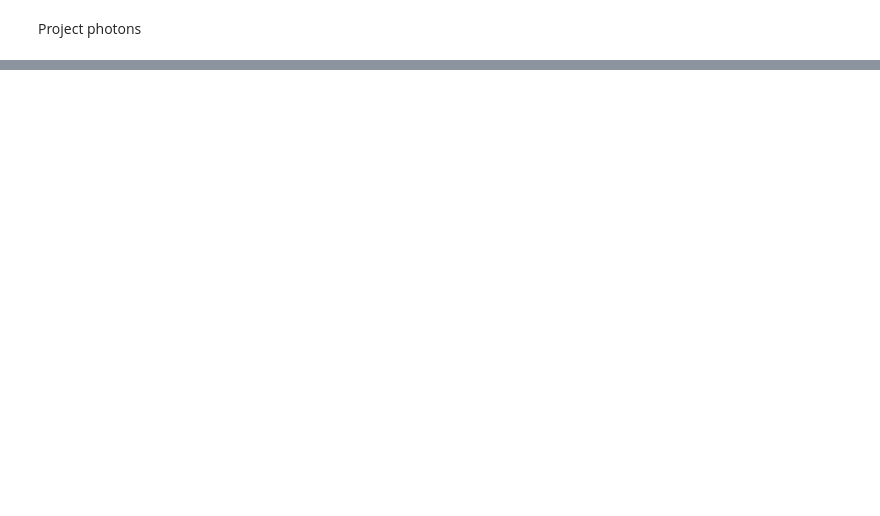
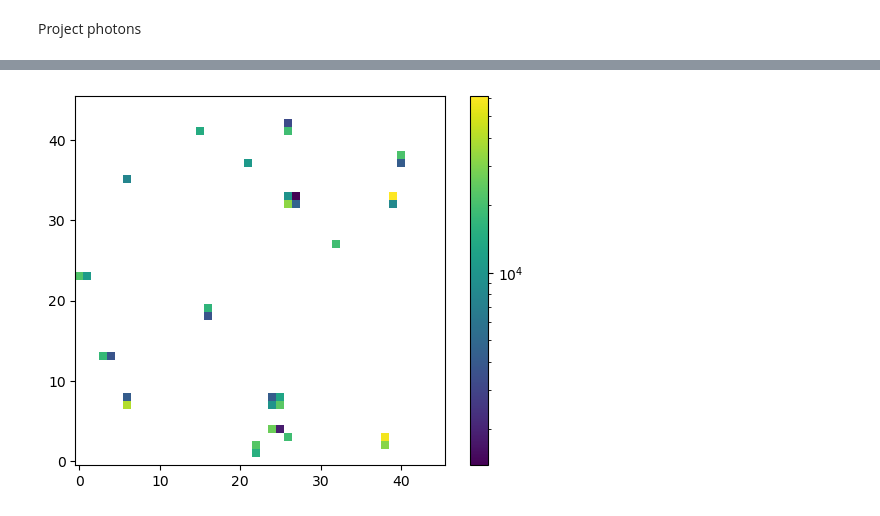
Before and after one commit to Infinite-Improbability/BayesX, a Jupyter notebook: scripts/tng/tng_prep.ipynb, the cells around one changed output, grey strips where cells are left out. Drawn from its saved outputs; the diff is of its cells as text; code cells hidden in the pictures; blank space fills up the shorter version.

```diff
--- a/scripts/tng/tng_prep.ipynb
+++ b/scripts/tng/tng_prep.ipynb
@@ -412,0 +443,15 @@ soxs.plot_image(prefix + "obs_img.fits", stretch='log', cmap='viridis', width=0.
+# %%
+mask_path = "wavdetect.reg"
+sky_path = "sky.reg"
+# %%
+coords = [0]
+with open(sky_path) as f:
+    for l in f: # iterate over lines
+        if l[0:3] == 'box':
+            parts = l.strip().strip('box(').strip(')').split(',')
+            coords = [float(i) for i in parts]
+            assert len(coords) == 5
+            assert coords[-1] == 0
+            del coords[-1]
+            break
+coords
@@ -412,0 +506,4 @@ soxs.plot_image(prefix + "obs_img.fits", stretch='log', cmap='viridis', width=0.
+# %%
+mask.bin_plot()
+# %% [output]
+[figure, added]
```
Also changed, not shown: parts of 28 cells of this notebook.
